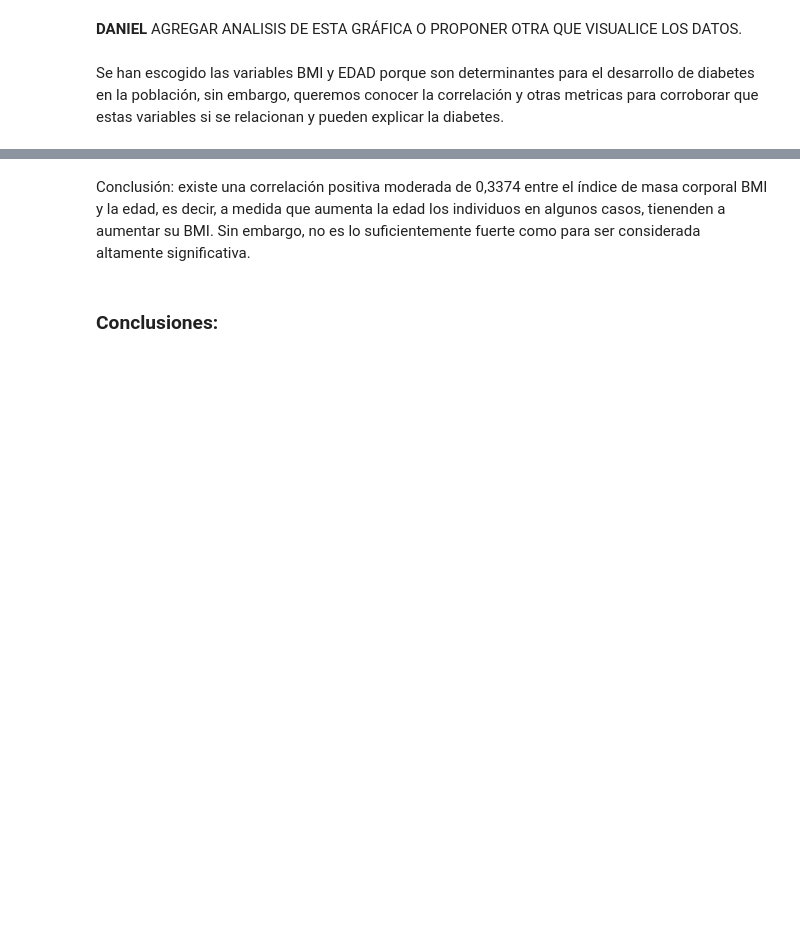
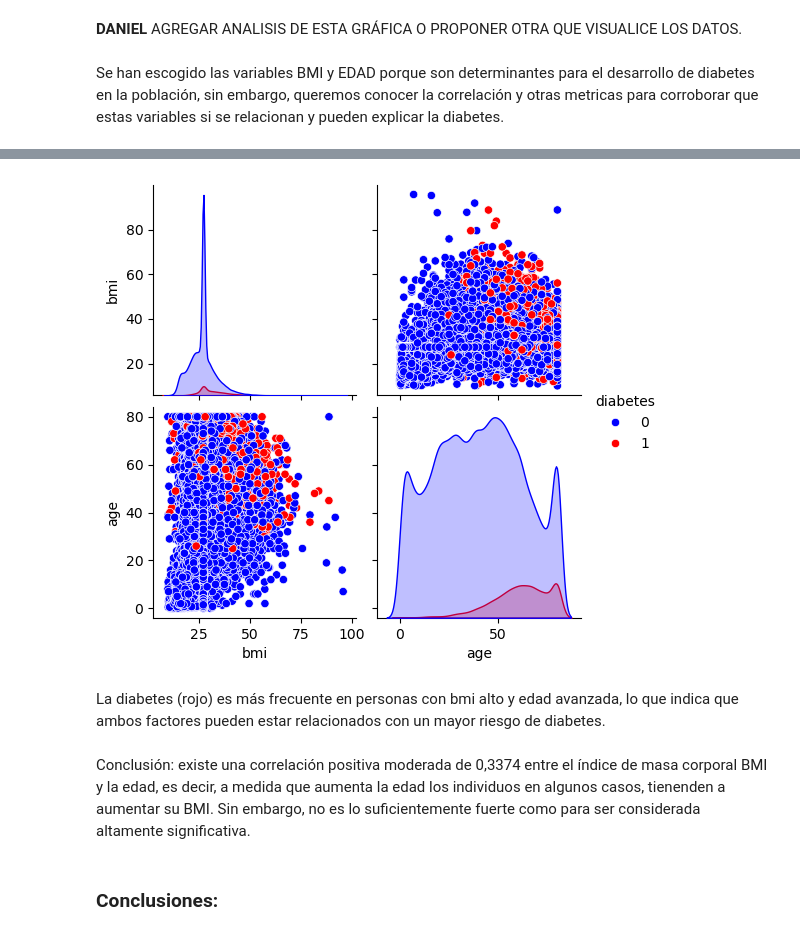
Before and after one commit to JuanMarting/EDA, a Jupyter notebook: analisis_univariado.ipynb, the cells around one changed output, grey strips where cells are left out. Drawn from its saved outputs; the diff is of its cells as text; code cells hidden in the pictures; blank space fills up the shorter version.

```diff
--- a/analisis_univariado.ipynb
+++ b/analisis_univariado.ipynb
@@ -428,3 +465,13 @@ np.float64(0.33739577618617433)
+# %%
+# Generar el pairplot
+sns.pairplot(df, vars=['bmi', 'age'], hue='diabetes', diag_kind='kde', palette={0: "blue", 1: "red"})
+
+# Mostrar el gráfico
+plt.show()
+# %% [output]
+[figure, added]
+# %% [markdown]
+La diabetes (rojo) es más frecuente en personas con bmi alto y edad avanzada, lo que indica que ambos factores pueden estar relacionados con un mayor riesgo de diabetes.
 # %% [markdown]
 Conclusión: existe una correlación positiva moderada de 0,3374 entre el índice de masa corporal BMI y la edad, es decir, a medida que aumenta la edad los individuos en algunos casos, tienenden a aumentar su BMI. Sin embargo, no es lo suficientemente fuerte como para ser considerada altamente significativa.
 # %% [markdown]
```
Also changed, not shown: parts of 16 cells of this notebook.
